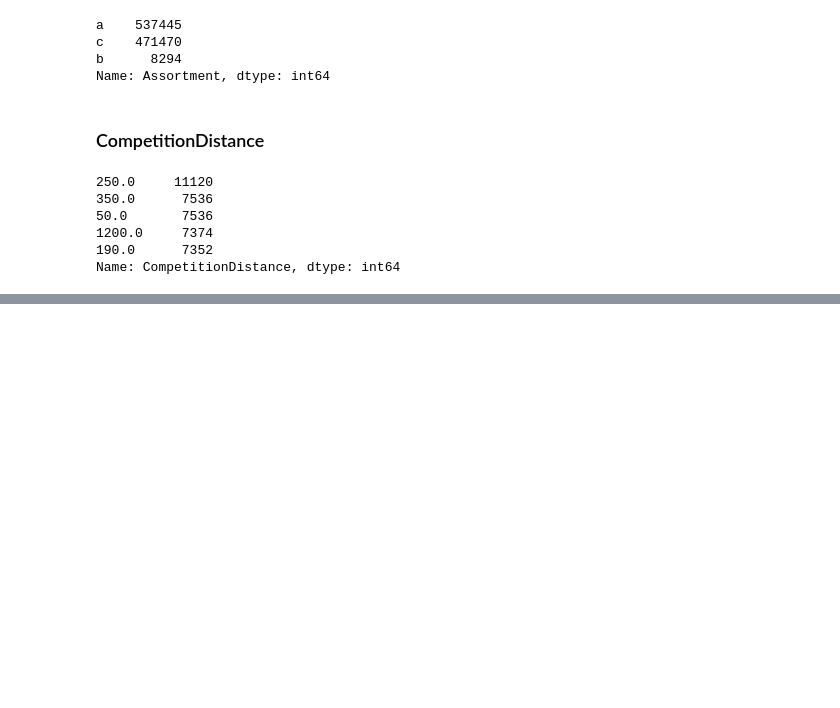
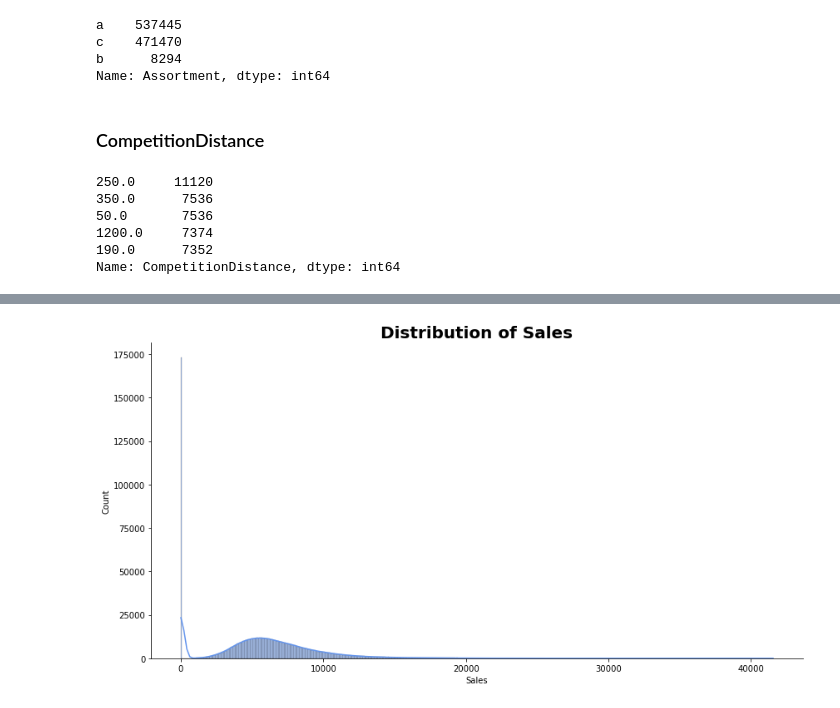
Before and after one commit to Danu-B/Pharmaceutical_Sales_prediction, a Jupyter notebook: notebooks/EDA.ipynb, the cells around one changed output, grey strips where cells are left out. Saved outputs shown, nothing was run; the diff lists cells and outputs as text; code cells hidden in the pictures; blank space fills up the shorter version.

```diff
--- a/notebooks/EDA.ipynb
+++ b/notebooks/EDA.ipynb
@@ -106,0 +136,4 @@ Name: CompetitionDistance, dtype: int64
+# %%
+plot_hist(df, 'Sales')
+# %% [output]
+[figure, added]
```
Also changed, not shown: parts of 70 cells of this notebook, 6 other files.
